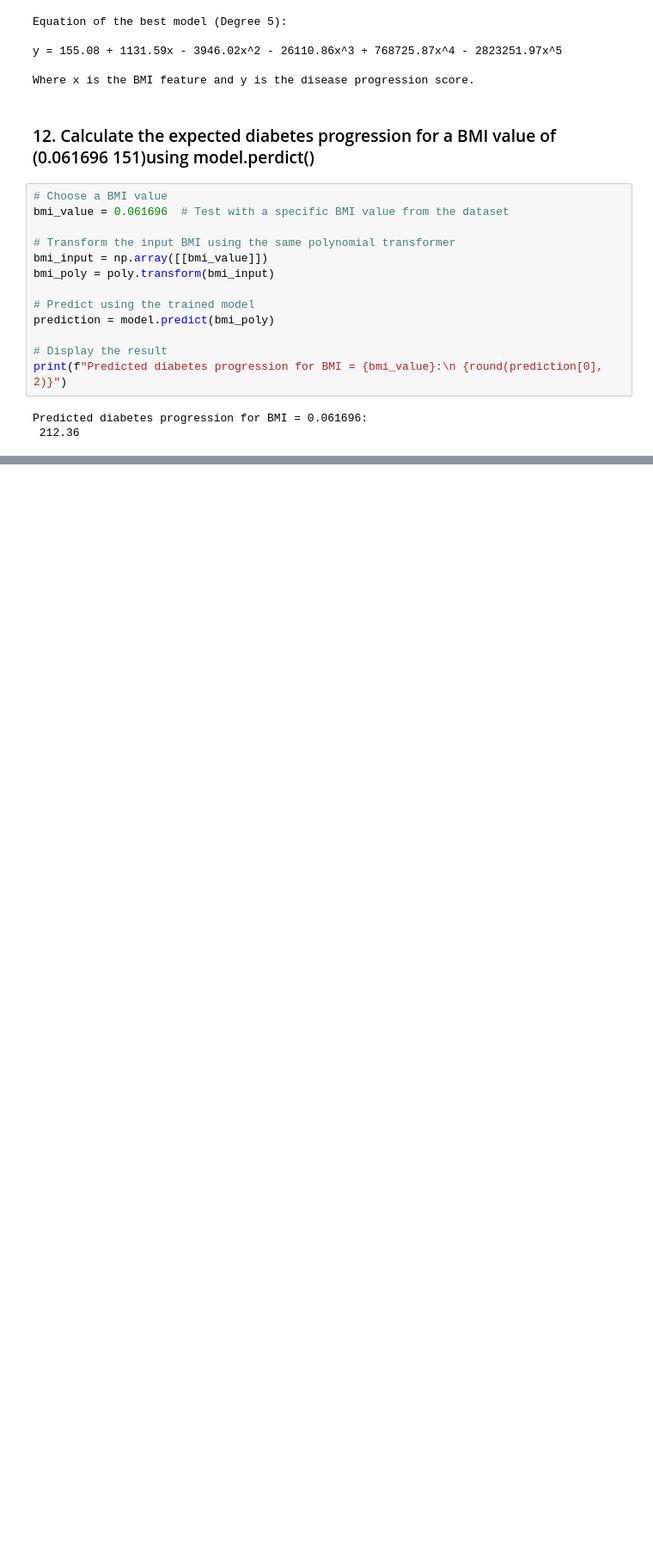
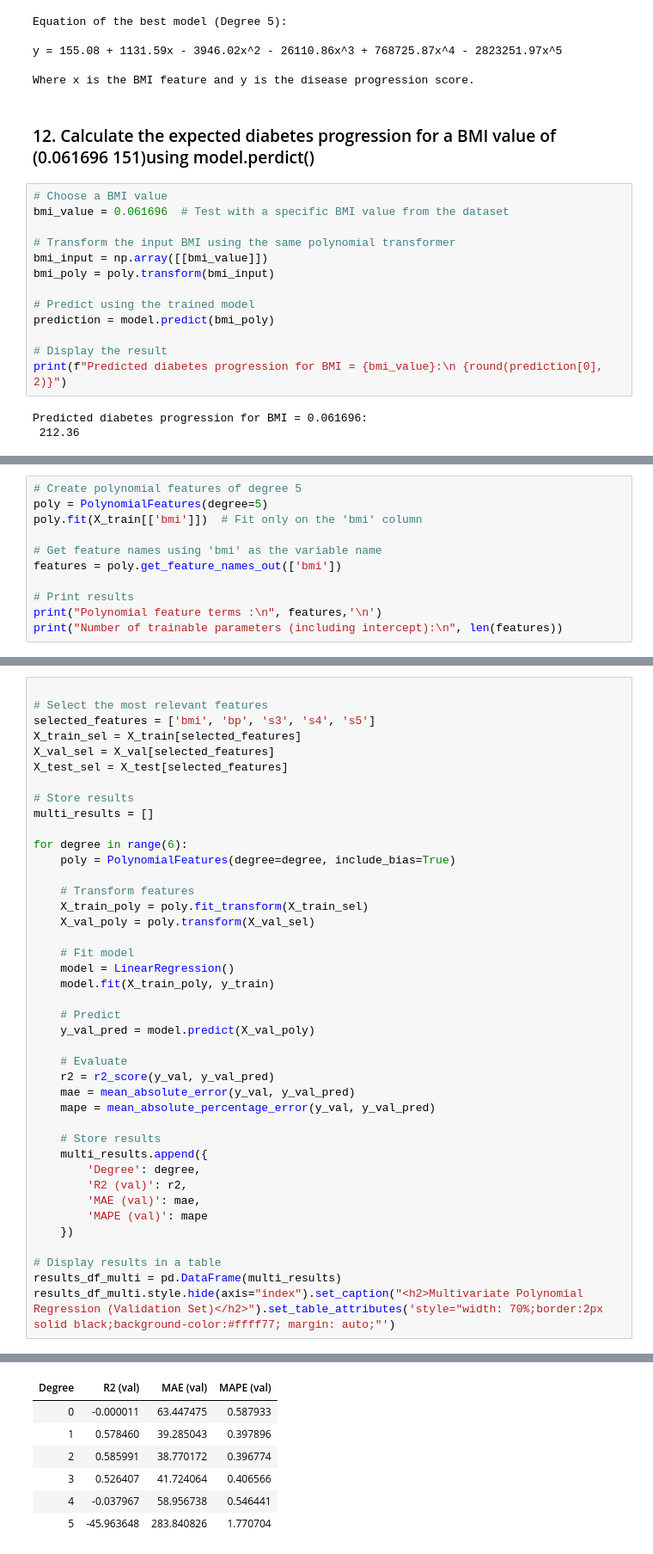
Before and after one commit to HaysamAmin/MLframework, a Jupyter notebook: Lab2/Lab2.ipynb, the cells around one changed output, grey strips where cells are left out. Shown at 86% size. Cells and saved outputs as stored; diff of their text form; blank space fills up the shorter version.

Commit message:
Multivariate

```diff
--- a/Lab2/Lab2.ipynb
+++ b/Lab2/Lab2.ipynb
@@ -456,0 +464,11 @@ Predicted diabetes progression for BMI = 0.061696:
+# %%
+# Create polynomial features of degree 5
+poly = PolynomialFeatures(degree=5)
+poly.fit(X_train[['bmi']])  # Fit only on the 'bmi' column
+
+# Get feature names using 'bmi' as the variable name
+features = poly.get_feature_names_out(['bmi'])
+
+# Print results
+print("Polynomial feature terms :\n", features,'\n')
+print("Number of trainable parameters (including intercept):\n", len(features))
@@ -456,0 +492,42 @@ Predicted diabetes progression for BMI = 0.061696:
+# %%
+
+# Select the most relevant features
+selected_features = ['bmi', 'bp', 's3', 's4', 's5']
+X_train_sel = X_train[selected_features]
+X_val_sel = X_val[selected_features]
+X_test_sel = X_test[selected_features]
+
+# Store results
+multi_results = []
+
+for degree in range(6):
+    poly = PolynomialFeatures(degree=degree, include_bias=True)
+
+    # Transform features
+    X_train_poly = poly.fit_transform(X_train_sel)
+    X_val_poly = poly.transform(X_val_sel)
+
+    # Fit model
+    model = LinearRegression()
+    model.fit(X_train_poly, y_train)
+
+    # Predict
+    y_val_pred = model.predict(X_val_poly)
+
+    # Evaluate
+    r2 = r2_score(y_val, y_val_pred)
+    mae = mean_absolute_error(y_val, y_val_pred)
+    mape = mean_absolute_percentage_error(y_val, y_val_pred)
+
+    # Store results
+    multi_results.append({
+        'Degree': degree,
+        'R2 (val)': r2,
+        'MAE (val)': mae,
+        'MAPE (val)': mape
+    })
+
+# Display results in a table
+results_df_multi = pd.DataFrame(multi_results)
+results_df_multi.style.hide(axis="index").set_caption("<h2>Multivariate Polynomial Regression (Validation Set)</h2>").set_table_attributes('style="width: 70%;border:2px solid black;background-color:#ffff77; margin: auto;"')
+# %% [output]
@@ -456,0 +535,7 @@ Predicted diabetes progression for BMI = 0.061696:
+| Degree | R2 (val) | MAE (val) | MAPE (val) |
+| 0 | -0.000011 | 63.447475 | 0.587933 |
+| 1 | 0.578460 | 39.285043 | 0.397896 |
+| 2 | 0.585991 | 38.770172 | 0.396774 |
+| 3 | 0.526407 | 41.724064 | 0.406566 |
+| 4 | -0.037967 | 58.956738 | 0.546441 |
+| 5 | -45.963648 | 283.840826 | 1.770704 |
```
Also changed, not shown: parts of 8 cells of this notebook.
